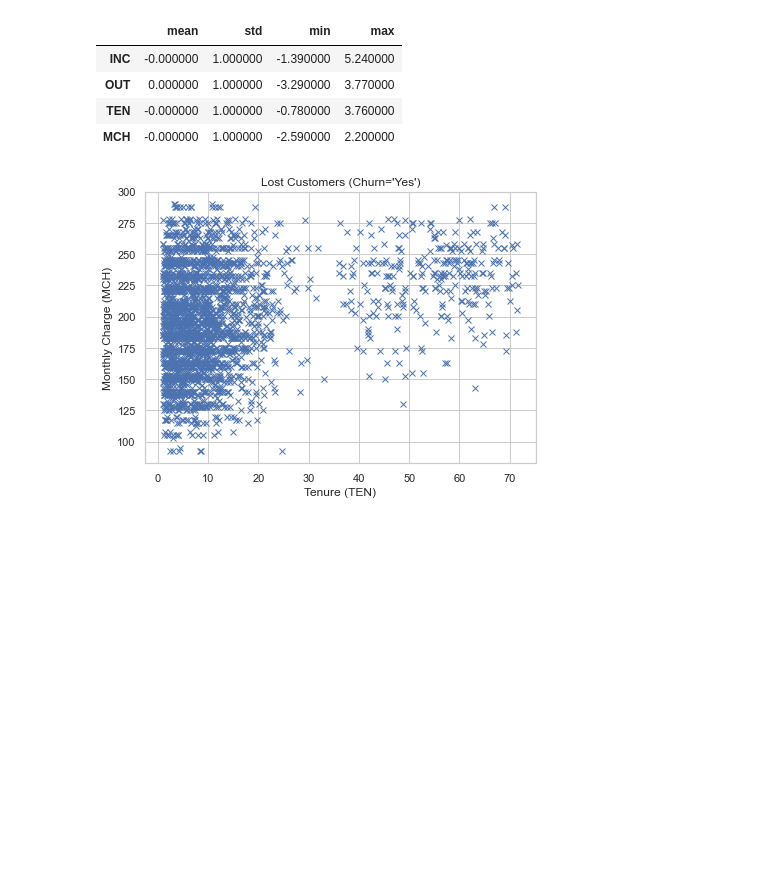
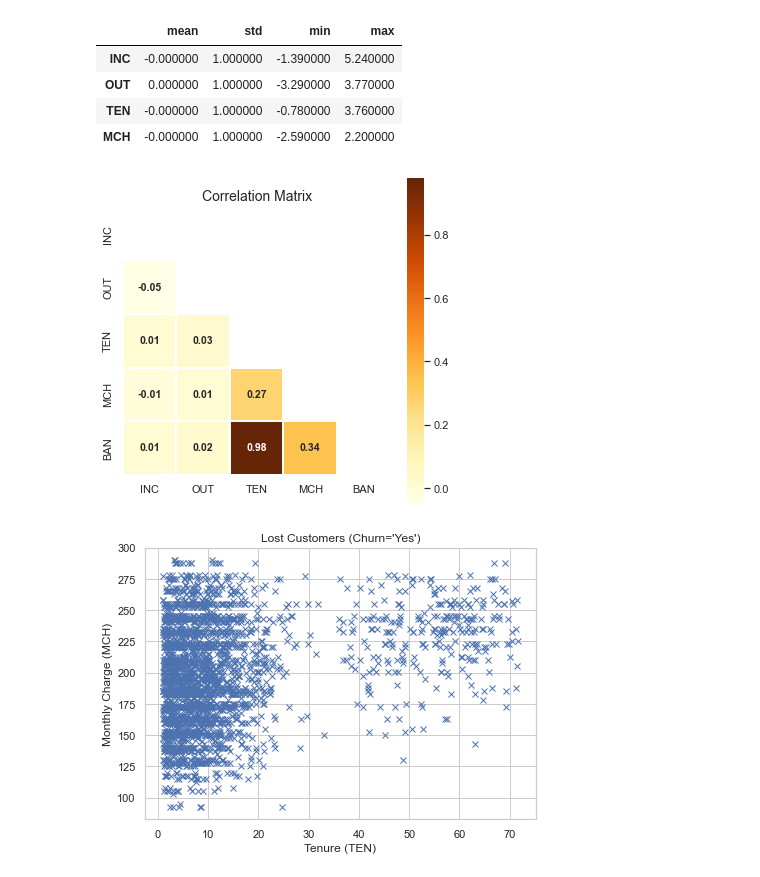
Before and after one commit to MikeMMattinson/Data_Mining_II_D212, a Jupyter notebook: d212_1_6/d212_1_6.ipynb, the cells around one changed output. Drawn from its saved outputs; the diff is of its cells as text; code cells hidden in the pictures; blank space fills up the shorter version.

```diff
--- a/d212_1_6/d212_1_6.ipynb
+++ b/d212_1_6/d212_1_6.ipynb
@@ -232,6 +208,30 @@ df[['mean','std','min','max']].style.applymap(highlight_cells,
 | OUT | 0.000000 | 1.000000 | -3.290000 | 3.770000 |
 | TEN | -0.000000 | 1.000000 | -0.780000 | 3.760000 |
 | MCH | -0.000000 | 1.000000 | -2.590000 | 2.200000 |
+# %%
+# use heatmap graph to identify highly correlated variables
+def Generate_heatmap_graph(corr, chart_title, mask_uppertri=False ):
+    """ Based on features , generate correlation matrix """
+    mask = np.zeros_like(corr)
+    mask[np.triu_indices_from(mask)] = mask_uppertri
+    fig,ax = plt.subplots(figsize=(6,6))
+    sns.heatmap(corr
+                , mask = mask
+                , square = True
+                , annot = True
+                , annot_kws={'size': 10.5, 'weight' : 'bold'}
+                , cmap=plt.get_cmap("YlOrBr")
+                , linewidths=.1)
+    plt.title(chart_title, fontsize=14)
+    plt.show()
+
+M = df_numerical
+Generate_heatmap_graph(
+    round(M.corr(),2),
+    chart_title = 'Correlation Matrix',
+    mask_uppertri = True)
+# %% [output]
+[figure, new version]
 # %%
 # create scatter plot of lost customers
 fig, ax = plt.subplots(figsize =(7, 5))
```
Also changed, not shown: parts of 20 cells of this notebook, 9 other files.
